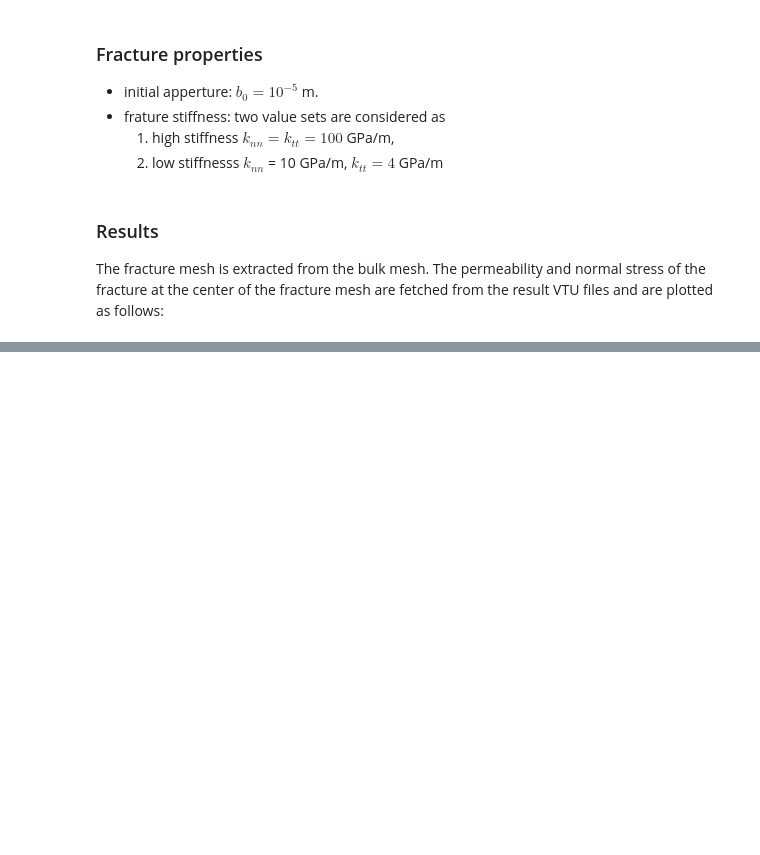
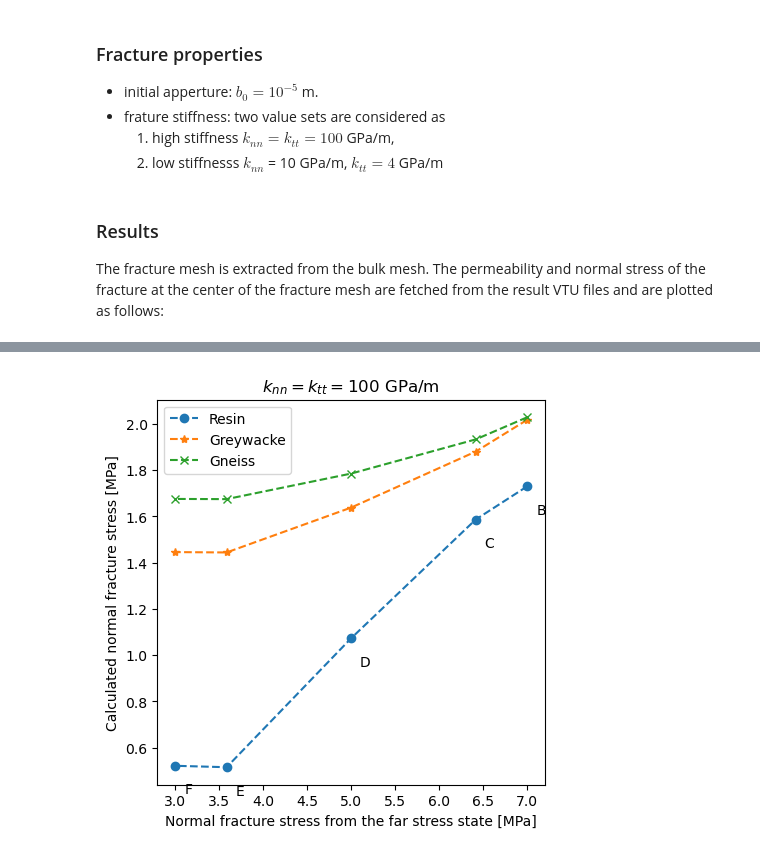
Before and after one commit to wenqing/GreatCell_benchmark, a Jupyter notebook: 3D_HM/GreatCellHM2.ipynb, the cells around one changed output, grey strips where cells are left out. Drawn from its saved outputs; the diff is of its cells as text; code cells hidden in the pictures; blank space fills up the shorter version.

```diff
--- a/3D_HM/GreatCellHM2.ipynb
+++ b/3D_HM/GreatCellHM2.ipynb
@@ -131,0 +160,4 @@ plt.show()
+# %%
+plot_figure(mock_sn, sn_resin, sn_greywacke, sn_gneiss, r'Calculated normal fracture stress [MPa]', r'$k_{nn}=k_{tt}=100$ GPa/m', 'sn_f_high.png')
+# %% [output]
+[figure, added]
```
Also changed, not shown: parts of 9 cells of this notebook.
